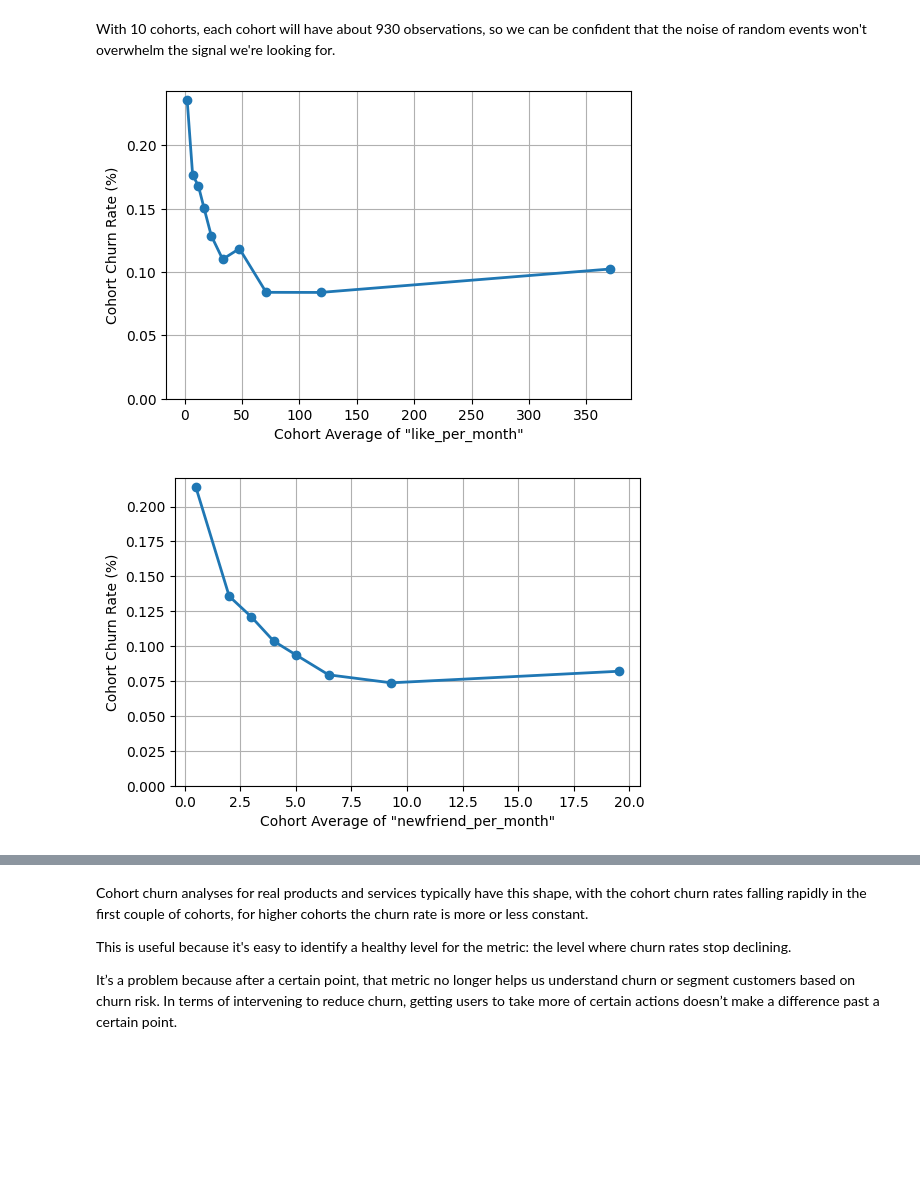
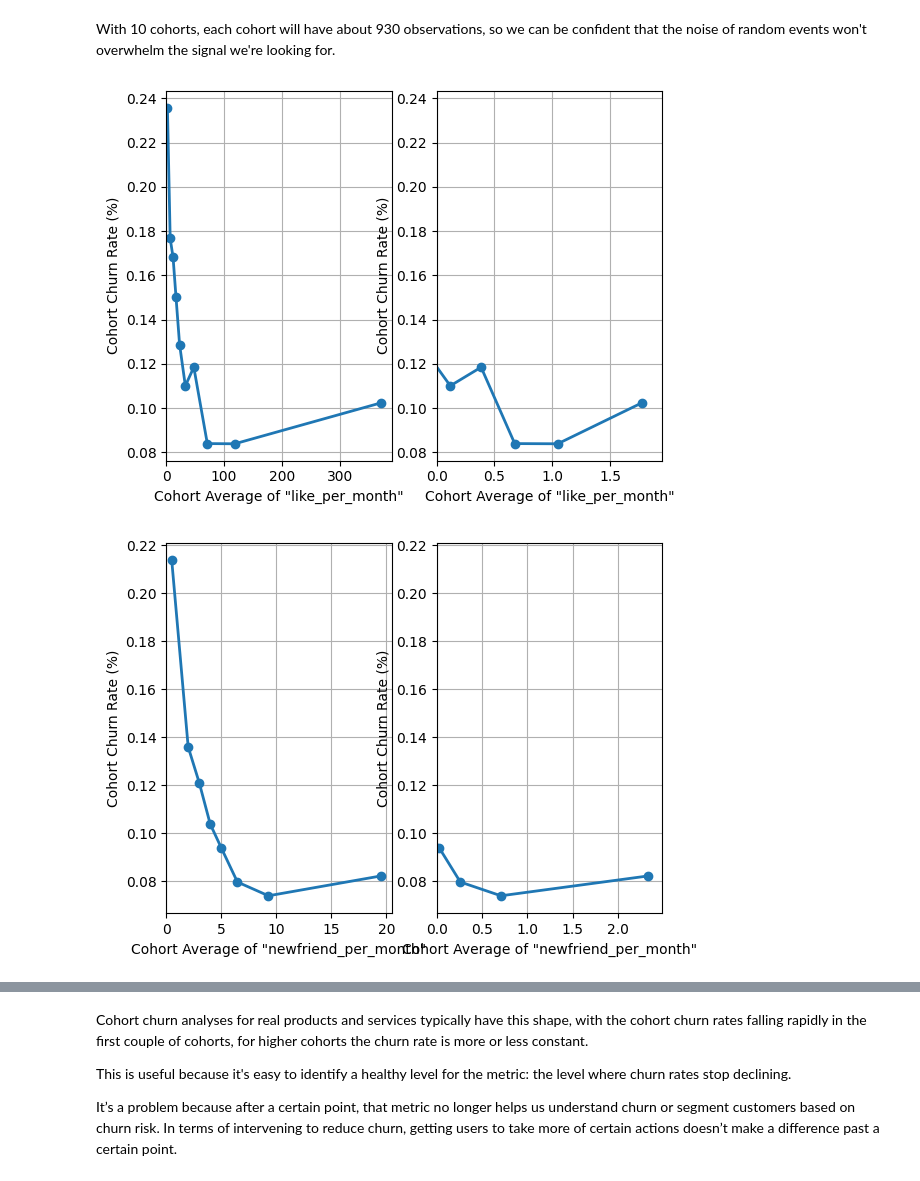
Before and after one commit to richhuwtaylor/fighting-churn, a Jupyter notebook: metric-cohorts/metric-cohorts.ipynb, the cells around one changed output, grey strips where cells are left out. Drawn from its saved outputs; the diff is of its cells as text; code cells hidden in the pictures; blank space fills up the shorter version.

Commit message:
Update metric-cohorts to plot normalised metric scores as well.

```diff
--- a/metric-cohorts/metric-cohorts.ipynb
+++ b/metric-cohorts/metric-cohorts.ipynb
@@ -19,4 +20,5 @@ at other times, the same customer appears in different cohorts. This makes sense
 # %%
 data_set_path = '../create-churn-dataset/socialnet_dataset.csv'
+scored_data_set_path = '../metric-scores/socialnet_dataset_scores.csv'
 churn_data = pd.read_csv(data_set_path, index_col=[0, 1])
-churn_data.shape
+churn_data_scored = pd.read_csv(scored_data_set_path, index_col=[0, 1])
@@ -25,9 +25,9 @@ churn_data.shape
 # %%
 per_month_metrics = churn_data.filter(regex='_per_month$').columns.to_list()
 # %%
-def cohort_plot(df, metric_to_plot, ncohort=10):
-    assert os.path.isfile(data_set_path), f"{data_set_path} is not a valid path"
-    # group into cohorts and return a series of the group numbers
+# produce a cohort analysis dataframe for the chosen metric
+def create_cohort_frame(df, metric_to_plot, ncohort=10):
+     # group into cohorts and return a series of the group numbers
     groups = pd.qcut(df[metric_to_plot], ncohort, duplicates='drop')
     # calculate the mean metric value for each cohort
     cohort_means = df.groupby(groups)[metric_to_plot].mean()
@@ -38,19 +38,20 @@ def cohort_plot(df, metric_to_plot, ncohort=10):
         metric_to_plot: cohort_means.values,
         'churn_rate': cohort_churns
         })
+    return plot_frame
 
-    plt.figure(figsize=(6, 4))
-    plt.plot(metric_to_plot,
+def cohort_plot(plot_frame, metric_to_plot, ax, scored=False):
+    ax.plot(metric_to_plot,
              'churn_rate',
              data=plot_frame,
              marker='o',
              linewidth=2,
              label=metric_to_plot)
-    plt.xlabel('Cohort Average of "%s"' % metric_to_plot)
-    plt.ylabel('Cohort Churn Rate (%)')
-    plt.grid()
-    plt.gca().set_ylim(bottom=0)
-    plt.show()
+    ax.set_xlabel('Cohort Average of "%s"' % metric_to_plot)
+    ax.set_ylabel('Cohort Churn Rate (%)')
+    ax.grid()
+    if not scored:
+        ax.set_xlim(left=0)
 # %% [markdown]
 ### Cohorts of behaviour metrics
 # %% [markdown]
@@ -58,7 +59,12 @@ With 10 cohorts, each cohort will have about 930 observations, so we can be conf
 # %%
 # produce plots of cohort analysis for each of our "per_month" metrics:
 for metric_name in per_month_metrics:
-    cohort_plot(churn_data, metric_name)
+    fig, axs = plt.subplots(1, 2)
+    plot_frame = create_cohort_frame(churn_data, metric_name)
+    plot_frame_scored = create_cohort_frame(churn_data_scored, metric_name)
+    cohort_plot(plot_frame, metric_name, axs[0])
+    cohort_plot(plot_frame_scored, metric_name, axs[1])
+    plt.show()
 # %% [output]
-[figure, old version]
+[figure, new version]
-[figure, old version]
+[figure, new version]
```
Also changed, not shown: parts of 4 cells of this notebook, 1 other file.
